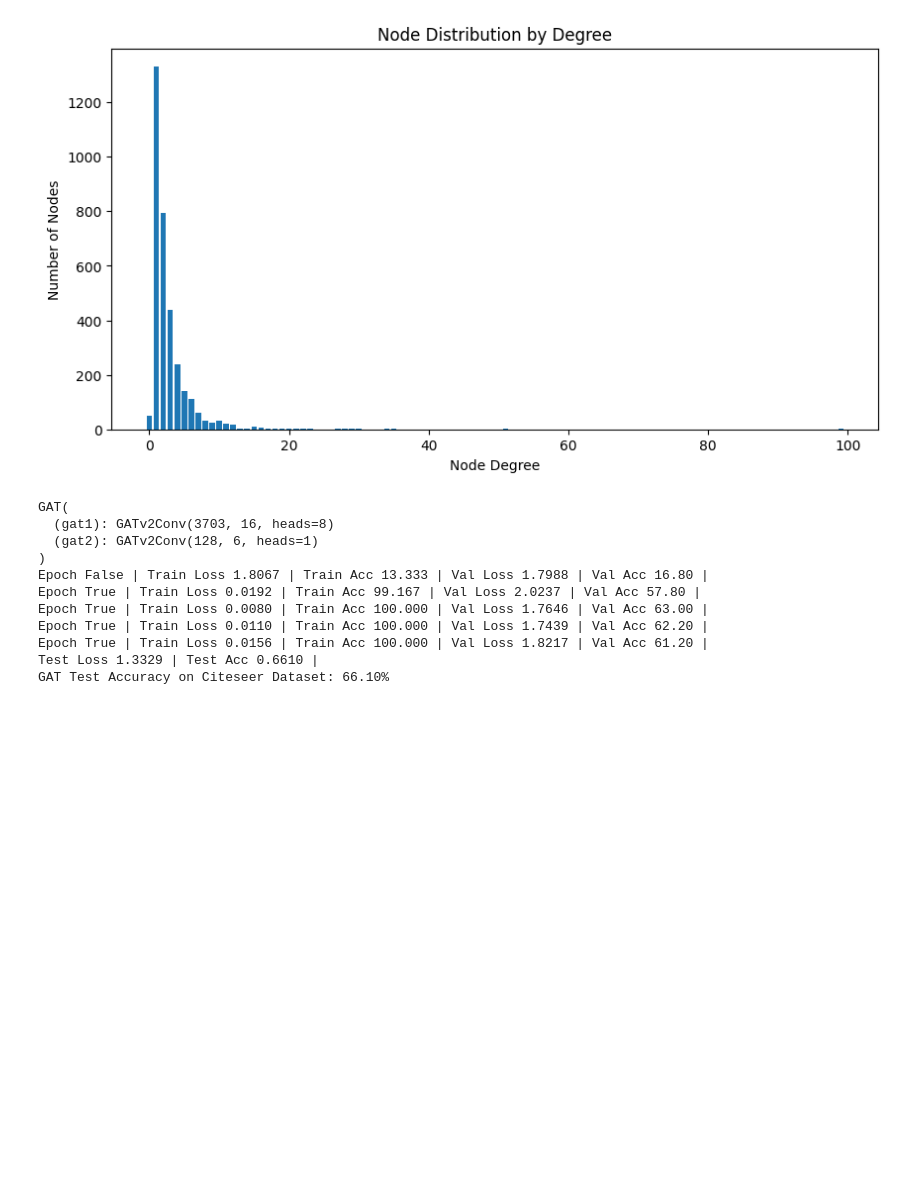
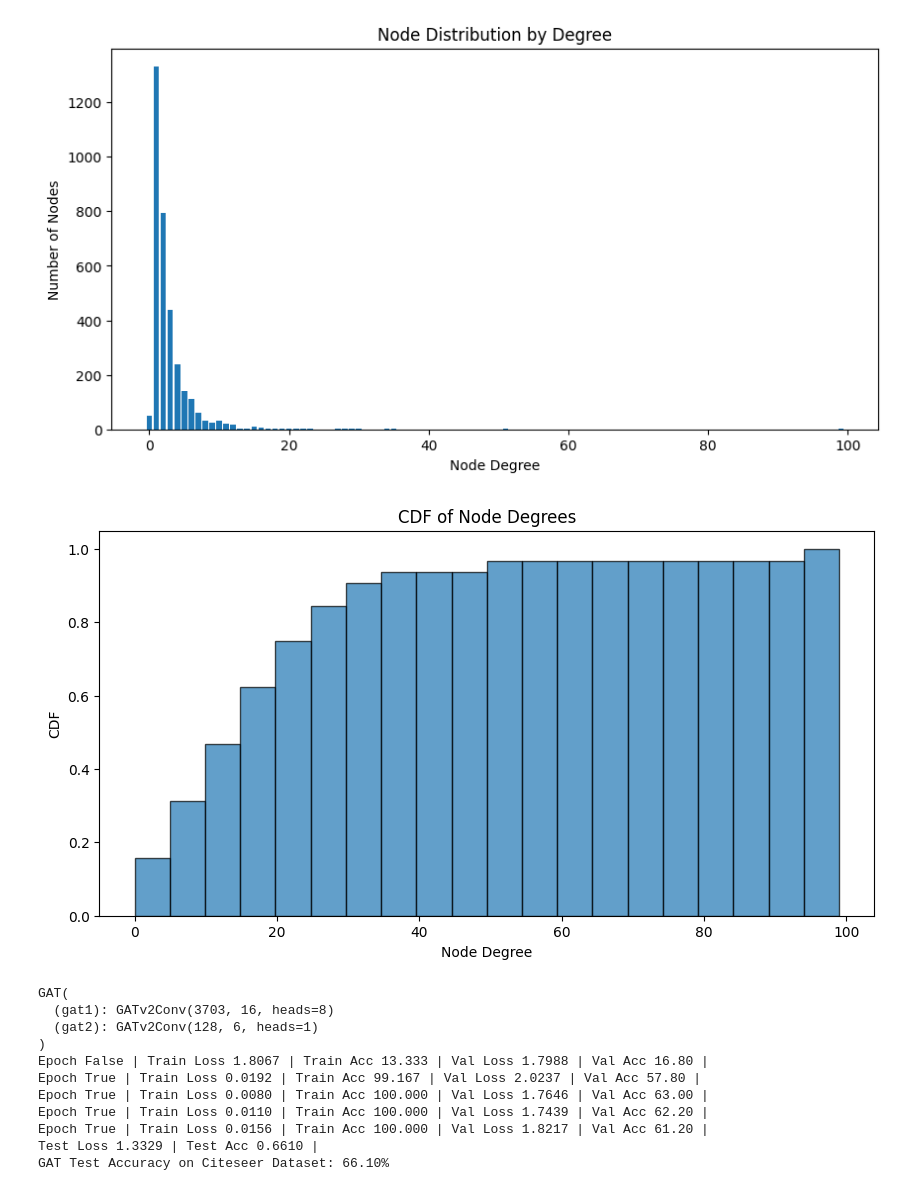
Before and after one commit to swami84/Courses, a Jupyter notebook: graph_nn/notebooks/chap7.ipynb, the cells around one changed output. Saved outputs shown, nothing was run; the diff lists cells and outputs as text; code cells hidden in the pictures; blank space fills up the shorter version.

```diff
--- a/graph_nn/notebooks/chap7.ipynb
+++ b/graph_nn/notebooks/chap7.ipynb
@@ -207,6 +207,16 @@ plt.ylabel('Number of Nodes')
 # %% [output]
 Text(0, 0.5, 'Number of Nodes')
 [figure]
+# %%
+plt.figure(figsize=(10, 5))
+numbers = Counter(degrees)
+plt.hist(numbers.keys(), cumulative=True, bins=20, density=True, edgecolor='black', alpha=0.7)
+plt.title('CDF of Node Degrees')
+plt.xlabel('Node Degree')
+plt.ylabel('CDF')
+plt.show()
+# %% [output]
+[figure, added]
 # %%
 gat_citeseer = GAT(citeseer_dataset.num_features, 16, citeseer_dataset.num_classes, heads=8)
 print(gat_citeseer)
```
Also changed, not shown: 6 other files.
